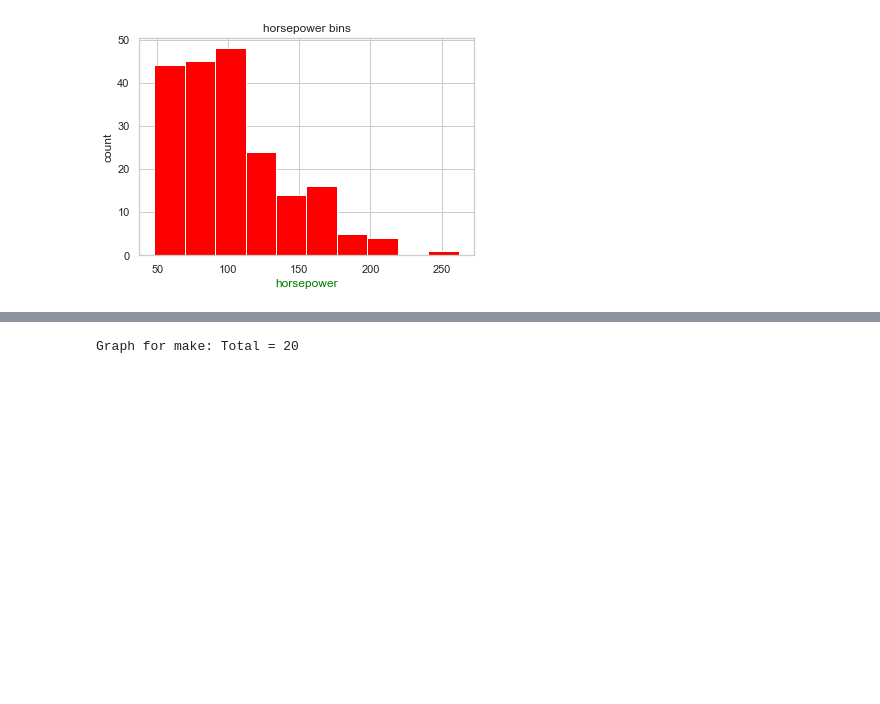
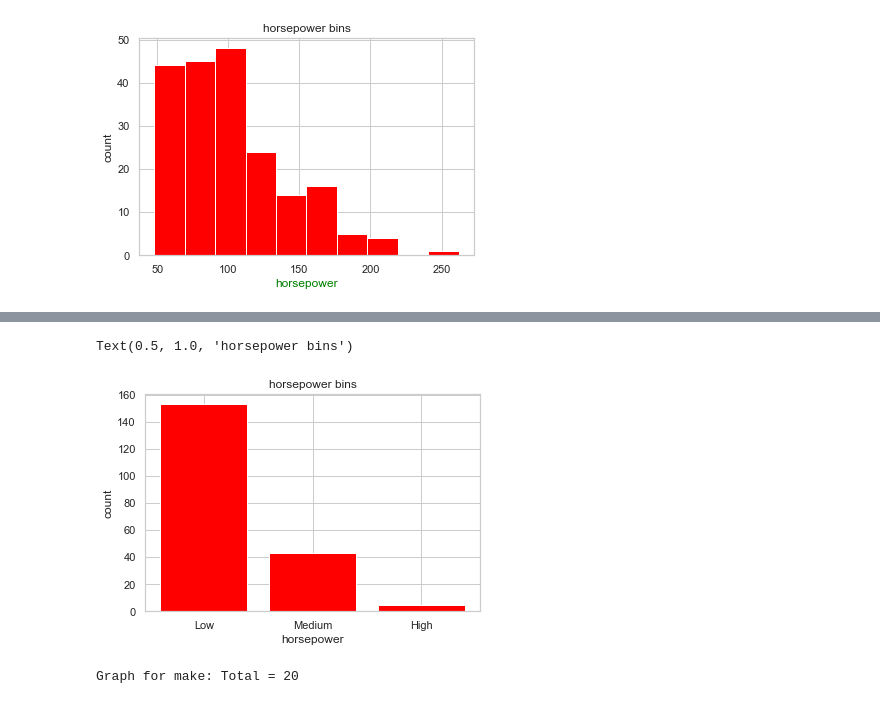
Before and after one commit to bbamzi/Old-Car, a Jupyter notebook: oldcars.ipynb, the cells around one changed output, grey strips where cells are left out. Cells and saved outputs as stored; diff of their text form; code cells hidden in the pictures; blank space fills up the shorter version.

```diff
--- a/oldcars.ipynb
+++ b/oldcars.ipynb
@@ -106,3 +106,5 @@ Text(0.5, 1.0, 'horsepower bins')
 # %%
 bins = np.linspace(min(df["horsepower"]), max(df["horsepower"]), 4)
 group_names = ['Low', 'Medium', 'High']
+df['horsepower-binned'] = pd.cut(df['horsepower'], bins, labels=group_names, include_lowest=True )
+df['horsepower-binned']
@@ -109,3 +129,16 @@ group_names = ['Low', 'Medium', 'High']
+# %%
+%matplotlib inline
+import matplotlib as plt
+from matplotlib import pyplot
+pyplot.bar(group_names, df["horsepower-binned"].value_counts(),color = 'red')
+
+# set x/y labels and plot title
+plt.pyplot.xlabel("horsepower")
+plt.pyplot.ylabel("count")
+plt.pyplot.title("horsepower bins")
+# %% [output]
+Text(0.5, 1.0, 'horsepower bins')
+[figure, added]
 # %%
 cat = df[["make","fuel-type","aspiration", "num-of-doors","body-style",
          "drive-wheels","engine-location","engine-type",
```
Also changed, not shown: parts of 4 cells of this notebook.
